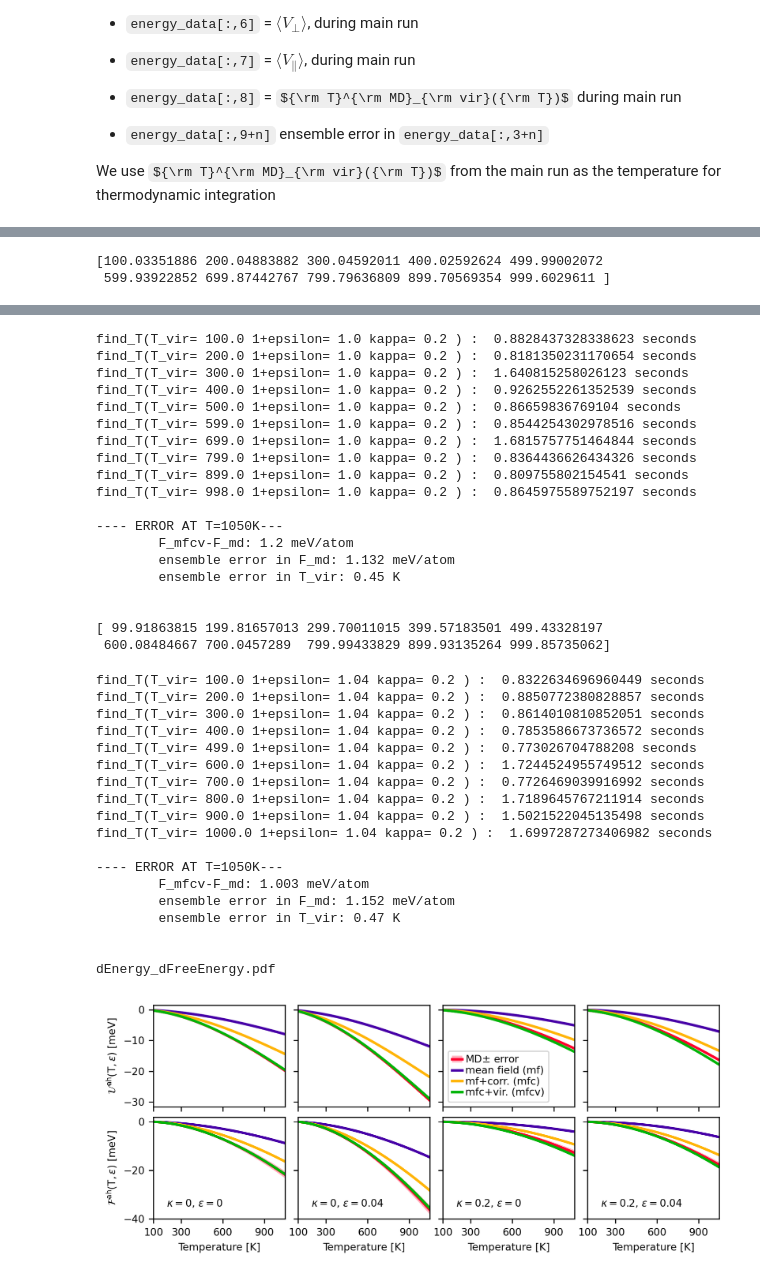
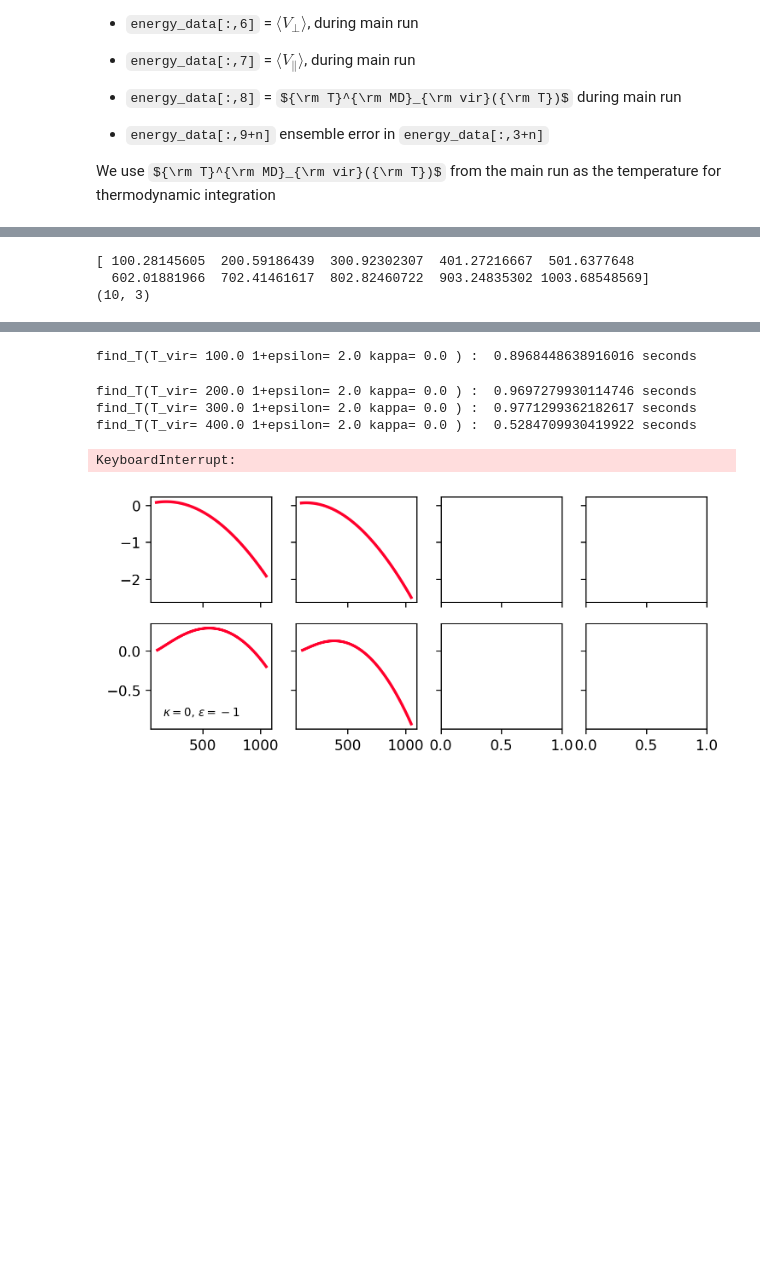
Before and after one commit to tomswinburne/BLaSA, a Jupyter notebook: analyze/bond_lattice_free_energy.ipynb, the cells around one changed output, grey strips where cells are left out. Saved outputs shown, nothing was run; the diff lists cells and outputs as text; code cells hidden in the pictures; some formulas as TeX source; blank space fills up the shorter version.

```diff
--- a/analyze/bond_lattice_free_energy.ipynb
+++ b/analyze/bond_lattice_free_energy.ipynb
@@ -16,7 +16,7 @@ from scipy.interpolate import UnivariateSpline
 # %% [markdown]
 ## Location of data files
 # %%
-with open("../input.json", "r") as f:
+with open("../run/input.json", "r") as f:
     input_data = json.load(f)
 dump_folder = os.path.join('../run',input_data['dump_folder'])
 print(dump_folder)
@@ -322,7 +330,7 @@ labels = [r"$3{\rm k_BT}/2$","MD"+r"$\pm$"+" error","mean field (mf)","mf+corr.
 fig,ax=plt.subplots(2,4,figsize=(7,3),dpi=240,sharey="row",sharex="col") #, constrained_layout=True)
 
 for epi in range(4):
-    am = [1.0,1.04][epi%2]
+    am = [0.0,2.0][epi%2]
     RT=[0.0,0.2][epi//2]
 
     # Filter data
@@ -420,5 +428,6 @@ if not output_file is None:
     print(output_file)
     plt.savefig(output_file,bbox_inches = 'tight',pad_inches = 0)
 # %% [output]
-[100.03351886 200.04883882 300.04592011 400.02592624 499.99002072
- 599.93922852 699.87442767 799.79636809 899.70569354 999.6029611 ]
+[ 100.28145605  200.59186439  300.92302307  401.27216667  501.6377648
+  602.01881966  702.41461617  802.82460722  903.24835302 1003.68548569]
+(10, 3)
@@ -463,38 +454,6 @@ find_T(T_vir= 998.0 1+epsilon= 1.04 kappa= 0.0 ) :  0.8835353851318359 seconds
-find_T(T_vir= 100.0 1+epsilon= 1.0 kappa= 0.2 ) :  0.8828437328338623 seconds
-find_T(T_vir= 200.0 1+epsilon= 1.0 kappa= 0.2 ) :  0.8181350231170654 seconds
-find_T(T_vir= 300.0 1+epsilon= 1.0 kappa= 0.2 ) :  1.640815258026123 seconds
-find_T(T_vir= 400.0 1+epsilon= 1.0 kappa= 0.2 ) :  0.9262552261352539 seconds
-find_T(T_vir= 500.0 1+epsilon= 1.0 kappa= 0.2 ) :  0.86659836769104 seconds
-find_T(T_vir= 599.0 1+epsilon= 1.0 kappa= 0.2 ) :  0.8544254302978516 seconds
-find_T(T_vir= 699.0 1+epsilon= 1.0 kappa= 0.2 ) :  1.6815757751464844 seconds
-find_T(T_vir= 799.0 1+epsilon= 1.0 kappa= 0.2 ) :  0.8364436626434326 seconds
-find_T(T_vir= 899.0 1+epsilon= 1.0 kappa= 0.2 ) :  0.809755802154541 seconds
-find_T(T_vir= 998.0 1+epsilon= 1.0 kappa= 0.2 ) :  0.8645975589752197 seconds
-
----- ERROR AT T=1050K---
-        F_mfcv-F_md: 1.2 meV/atom
-        ensemble error in F_md: 1.132 meV/atom
-        ensemble error in T_vir: 0.45 K
-
-
-[ 99.91863815 199.81657013 299.70011015 399.57183501 499.43328197
- 600.08484667 700.0457289  799.99433829 899.93135264 999.85735062]
+find_T(T_vir= 100.0 1+epsilon= 2.0 kappa= 0.0 ) :  0.8968448638916016 seconds
-find_T(T_vir= 100.0 1+epsilon= 1.04 kappa= 0.2 ) :  0.8322634696960449 seconds
-find_T(T_vir= 200.0 1+epsilon= 1.04 kappa= 0.2 ) :  0.8850772380828857 seconds
-find_T(T_vir= 300.0 1+epsilon= 1.04 kappa= 0.2 ) :  0.8614010810852051 seconds
-find_T(T_vir= 400.0 1+epsilon= 1.04 kappa= 0.2 ) :  0.7853586673736572 seconds
-find_T(T_vir= 499.0 1+epsilon= 1.04 kappa= 0.2 ) :  0.773026704788208 seconds
-find_T(T_vir= 600.0 1+epsilon= 1.04 kappa= 0.2 ) :  1.7244524955749512 seconds
-find_T(T_vir= 700.0 1+epsilon= 1.04 kappa= 0.2 ) :  0.7726469039916992 seconds
-find_T(T_vir= 800.0 1+epsilon= 1.04 kappa= 0.2 ) :  1.7189645767211914 seconds
-find_T(T_vir= 900.0 1+epsilon= 1.04 kappa= 0.2 ) :  1.5021522045135498 seconds
-find_T(T_vir= 1000.0 1+epsilon= 1.04 kappa= 0.2 ) :  1.6997287273406982 seconds
-
----- ERROR AT T=1050K---
-        F_mfcv-F_md: 1.003 meV/atom
-        ensemble error in F_md: 1.152 meV/atom
-        ensemble error in T_vir: 0.47 K
-
-
-dEnergy_dFreeEnergy.pdf
+find_T(T_vir= 200.0 1+epsilon= 2.0 kappa= 0.0 ) :  0.9697279930114746 seconds
+find_T(T_vir= 300.0 1+epsilon= 2.0 kappa= 0.0 ) :  0.9771299362182617 seconds
+find_T(T_vir= 400.0 1+epsilon= 2.0 kappa= 0.0 ) :  0.5284709930419922 seconds
+KeyboardInterrupt:
-[figure, old version]
+[figure, new version]
```
Also changed, not shown: parts of 4 cells of this notebook, 8 other files.
